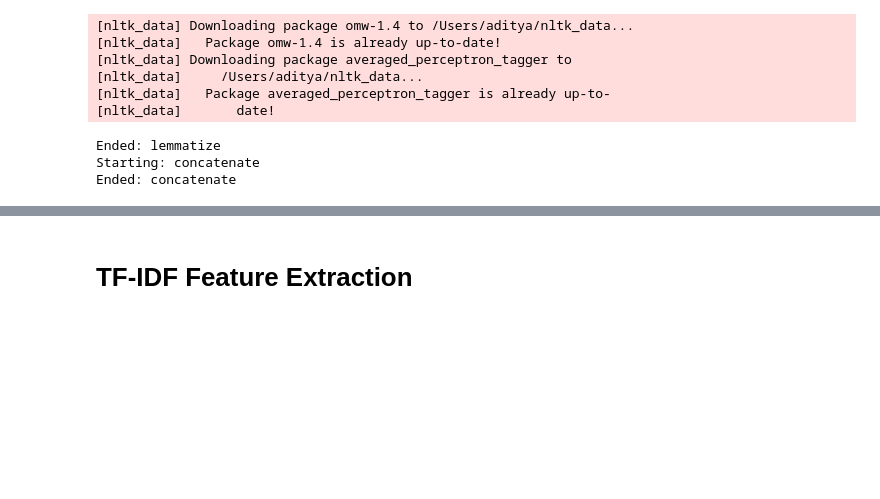
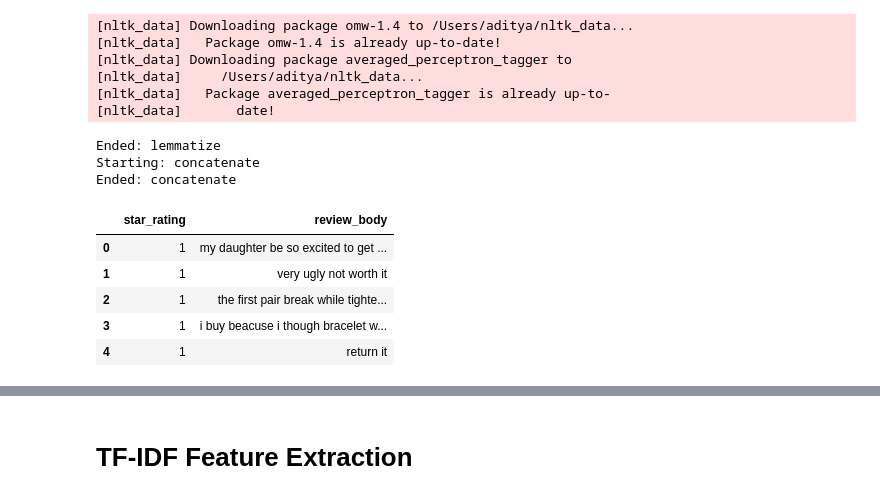
Before and after one commit to daveaditya/CSCI_544_NLP, a Jupyter notebook: assignment_01/HW1-CSCI544.ipynb, the cells around one changed output, grey strips where cells are left out. Cells and saved outputs as stored; diff of their text form; code cells hidden in the pictures; blank space fills up the shorter version.

```diff
--- a/assignment_01/HW1-CSCI544.ipynb
+++ b/assignment_01/HW1-CSCI544.ipynb
@@ -396,6 +422,15 @@ Starting: lemmatize
 Ended: lemmatize
 Starting: concatenate
 Ended: concatenate
+# %%
+preprocessed_data.head()
+# %% [output]
+|  | star_rating | review_body |
+| 0 | 1 | my daughter be so excited to get ... |
+| 1 | 1 | very ugly not worth it |
+| 2 | 1 | the first pair break while tighte... |
+| 3 | 1 | i buy beacuse i though bracelet w... |
+| 4 | 1 | return it |
 # %%
 # TODO: Remove Test Block
 # Save lemmatized data
```
Also changed, not shown: parts of 21 cells of this notebook, 2 other files.
